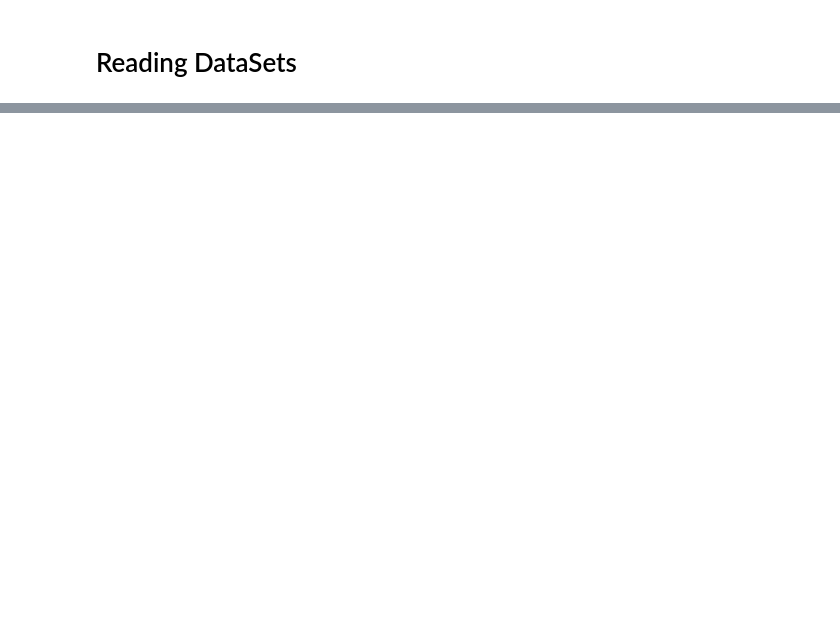
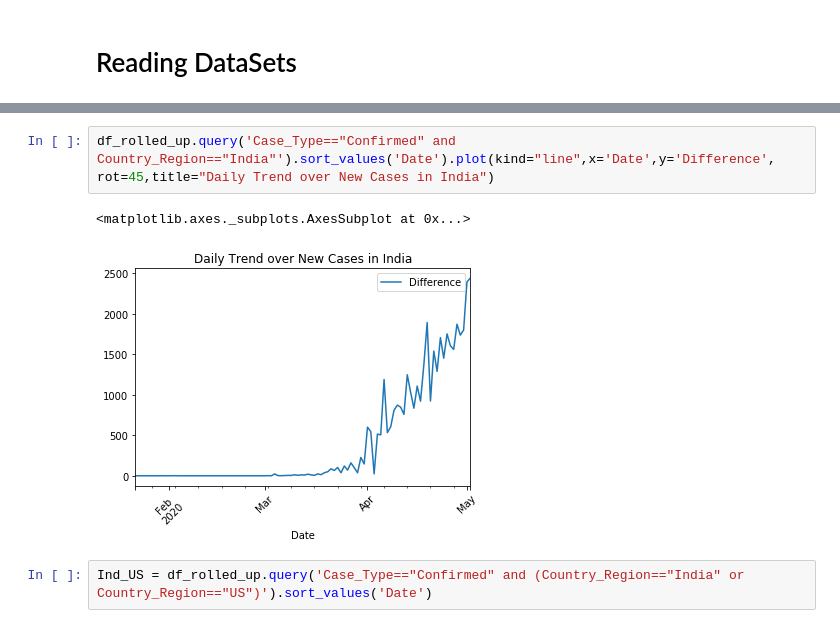
Before and after one commit to KASHOK87/Hackathon, a Jupyter notebook: Insights from Covid.ipynb, the cells around one changed output, grey strips where cells are left out. Cells and saved outputs as stored; diff of their text form; blank space fills up the shorter version.

```diff
--- a/Insights from Covid.ipynb
+++ b/Insights from Covid.ipynb
@@ -141,0 +122,8 @@ See the caveats in the documentation: https://pandas.pydata.org/pandas-docs/stab
+# %%
+df_rolled_up.query('Case_Type=="Confirmed" and Country_Region=="India"').sort_values('Date').plot(kind="line",x='Date',y='Difference',
+rot=45,title="Daily Trend over New Cases in India")
+# %% [output]
+<matplotlib.axes._subplots.AxesSubplot at 0x...>
+[figure, added]
+# %%
+Ind_US = df_rolled_up.query('Case_Type=="Confirmed" and (Country_Region=="India" or Country_Region=="US")').sort_values('Date')
```
Also changed, not shown: parts of 27 cells of this notebook.
